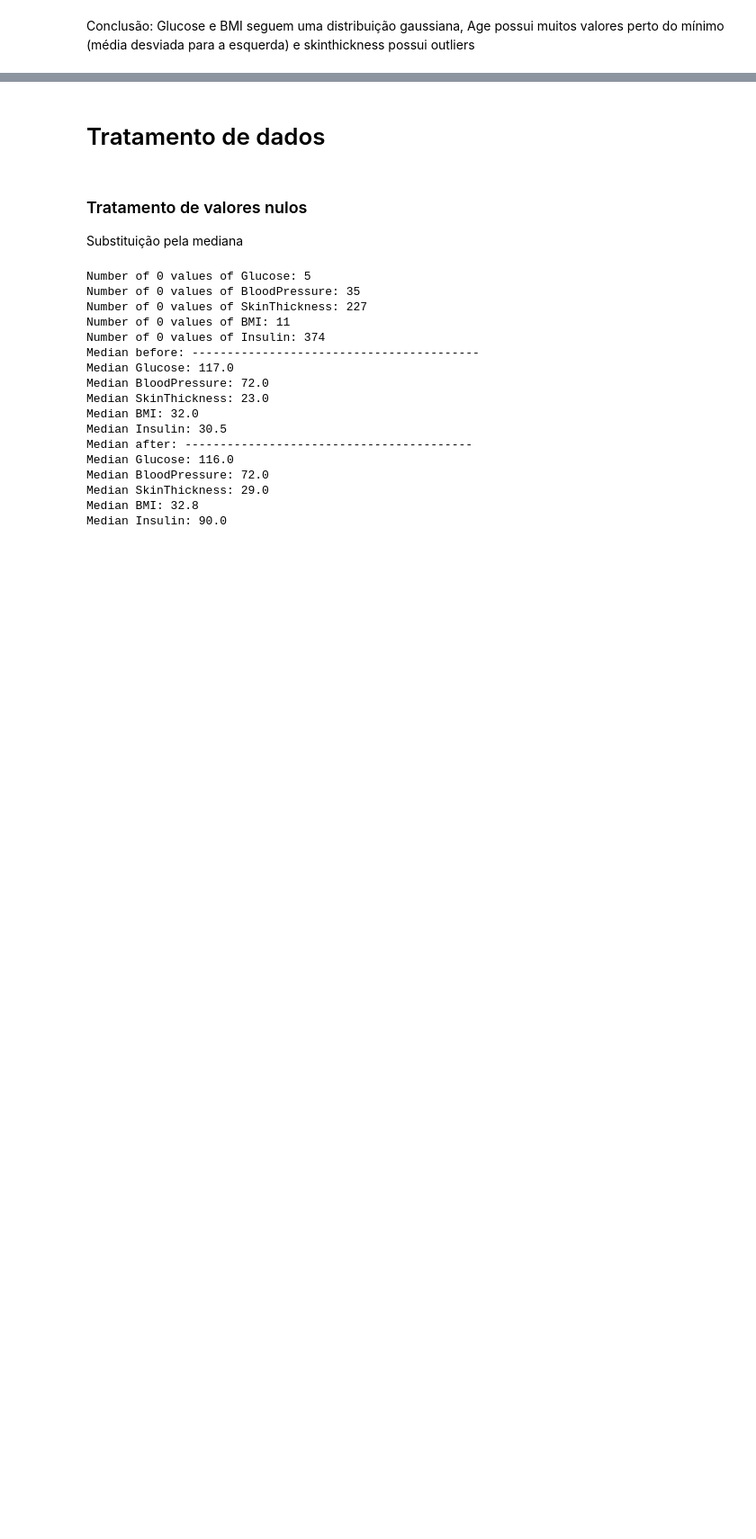
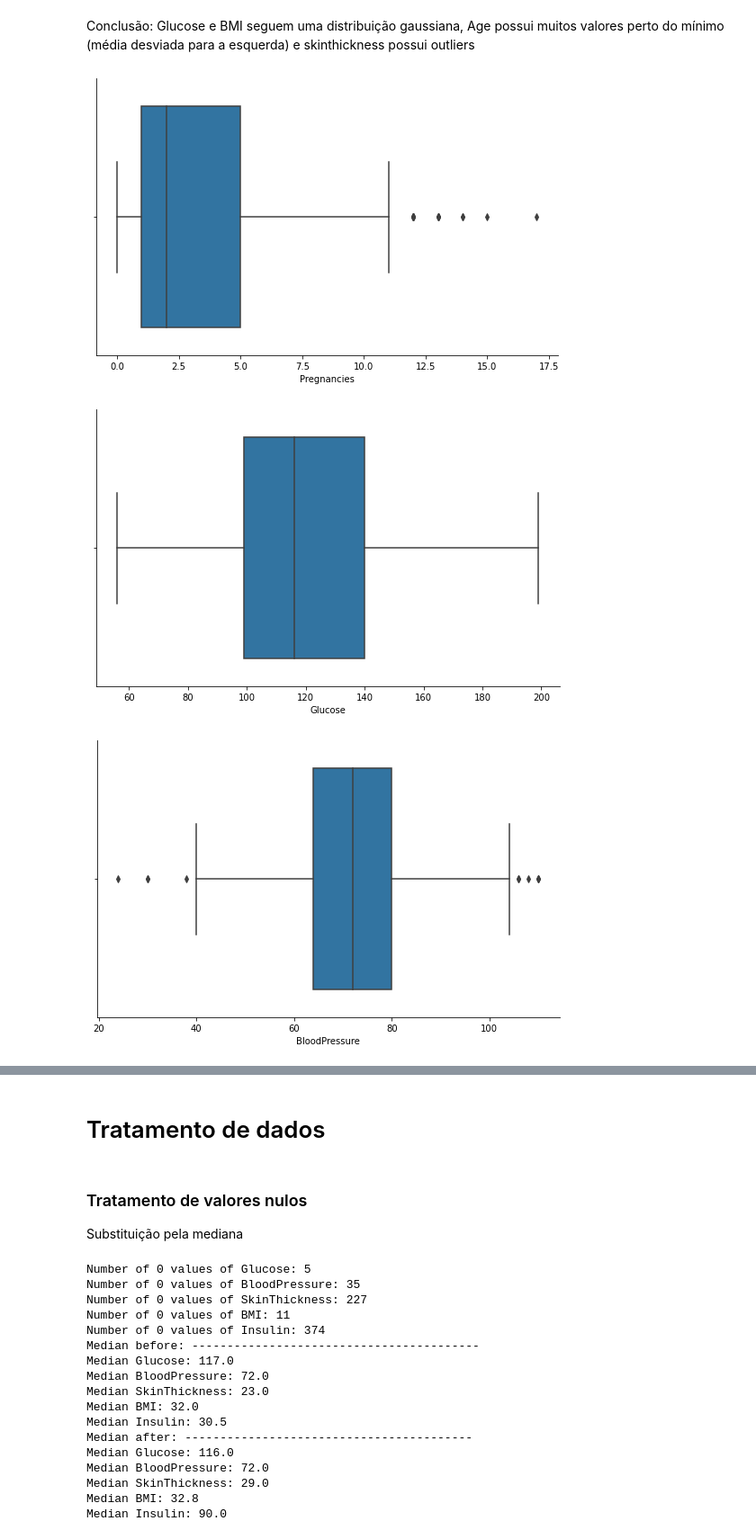
Before and after one commit to MiguelSantaCruz/DAA2022, a Jupyter notebook: Dataset grupo/trabalho.ipynb, the cells around one changed output, grey strips where cells are left out. Shown at 90% size. Drawn from its saved outputs; the diff is of its cells as text; code cells hidden in the pictures; blank space fills up the shorter version.

```diff
--- a/Dataset grupo/trabalho.ipynb
+++ b/Dataset grupo/trabalho.ipynb
@@ -125,2 +130,19 @@ sns.histplot(df['SkinThickness'],ax=axs[1,1],kde=True)
 # %% [markdown]
 Conclusão: Glucose e BMI seguem uma distribuição gaussiana, Age possui muitos valores perto do mínimo (média desviada para a esquerda) e skinthickness possui outliers
+# %%
+# Check the relationship between a numeric variable and a categorical variable
+
+sns.catplot(x='Pregnancies',data=df,kind='box',aspect=1.5)
+sns.catplot(x='Glucose',data=df,kind='box',aspect=1.5)
+sns.catplot(x='BloodPressure',data=df,kind='box',aspect=1.5)
+sns.catplot(x='SkinThickness',data=df,kind='box',aspect=1.5)
+sns.catplot(x='Insulin',data=df,kind='box',aspect=1.5)
+sns.catplot(x='BMI',data=df,kind='box',aspect=1.5)
+sns.catplot(x='Age',data=df,kind='box',aspect=1.5)
+sns.catplot(x='DiabetesPedigreeFunction',data=df,kind='box',aspect=1.5)
+sns.catplot(x='Outcome',data=df,kind='box',aspect=1.5)
+plt.show()
+# %% [output]
+[figure, added]
+[figure, added]
+[figure, added]
```
Also changed, not shown: parts of 2 cells of this notebook.
